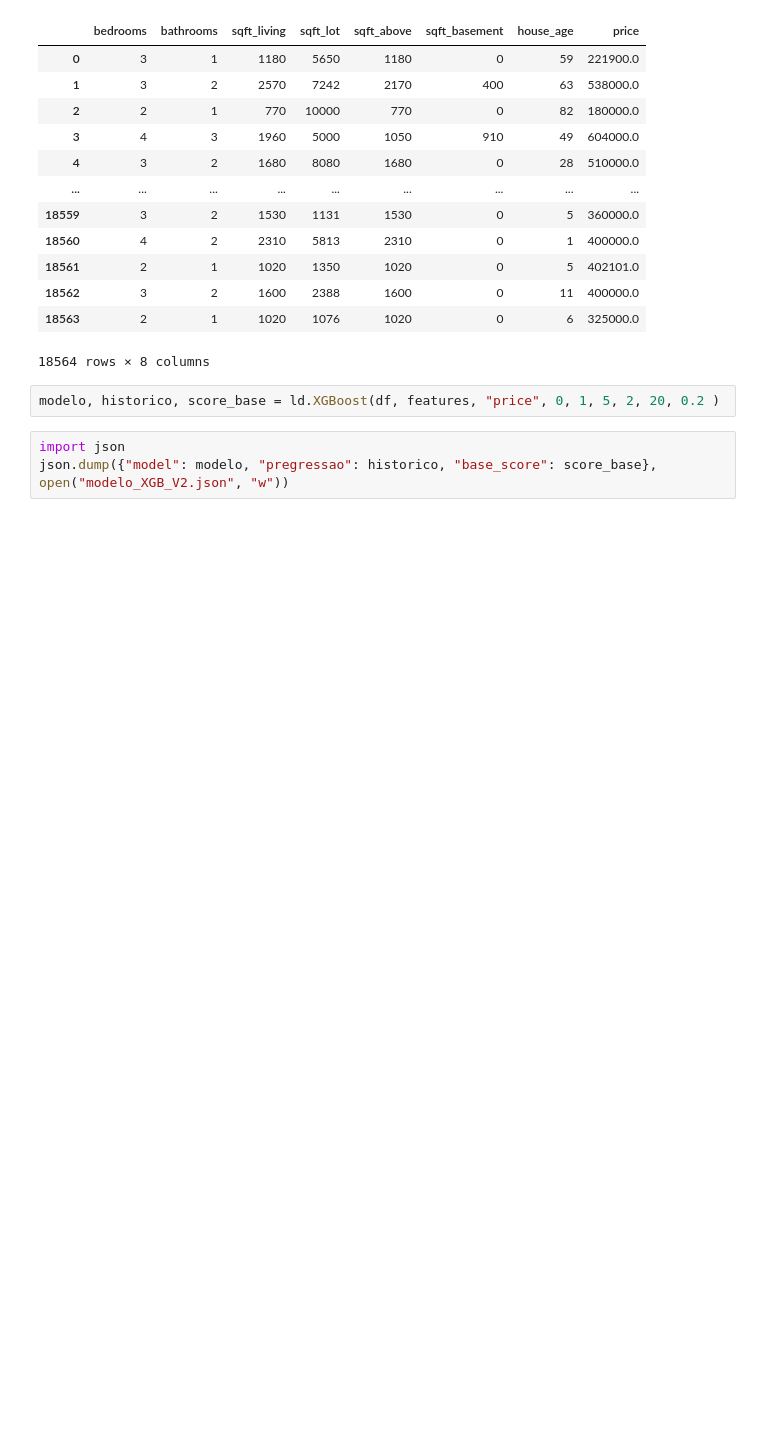
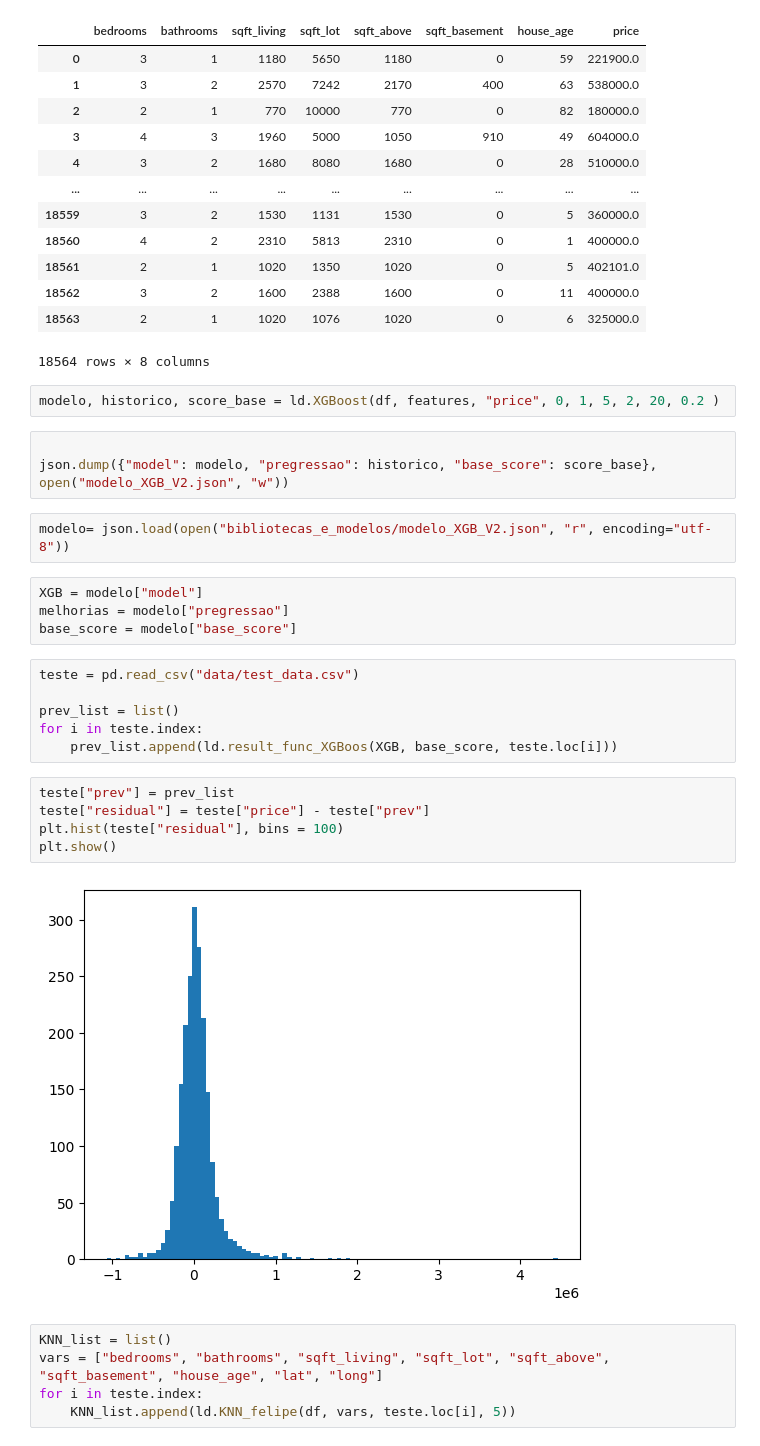
Before and after one commit to Schummy07/House_pricing, a Jupyter notebook: notebook_de_testes.ipynb, the cells around one changed output. Saved outputs shown, nothing was run; the diff lists cells and outputs as text; blank space fills up the shorter version.

Commit message:
inicio da API para o XGBoost

```diff
--- a/notebook_de_testes.ipynb
+++ b/notebook_de_testes.ipynb
@@ -43,5 +44,29 @@ set_de_treino
 # %%
 modelo, historico, score_base = ld.XGBoost(df, features, "price", 0, 1, 5, 2, 20, 0.2 )
 # %%
-import json
+
 json.dump({"model": modelo, "pregressao": historico, "base_score": score_base}, open("modelo_XGB_V2.json", "w"))
+# %%
+modelo= json.load(open("bibliotecas_e_modelos/modelo_XGB_V2.json", "r", encoding="utf-8"))
+# %%
+XGB = modelo["model"]
+melhorias = modelo["pregressao"]
+base_score = modelo["base_score"]
+# %%
+teste = pd.read_csv("data/test_data.csv")
+
+prev_list = list()
+for i in teste.index:
+    prev_list.append(ld.result_func_XGBoos(XGB, base_score, teste.loc[i]))
+# %%
+teste["prev"] = prev_list
+teste["residual"] = teste["price"] - teste["prev"]
+plt.hist(teste["residual"], bins = 100)
+plt.show()
+# %% [output]
+[figure, added]
+# %%
+KNN_list = list()
+vars = ["bedrooms", "bathrooms", "sqft_living", "sqft_lot", "sqft_above", "sqft_basement", "house_age", "lat", "long"]
+for i in teste.index:
+    KNN_list.append(ld.KNN_felipe(df, vars, teste.loc[i], 5))
```
Also changed, not shown: parts of 4 cells of this notebook, 2 other files.
